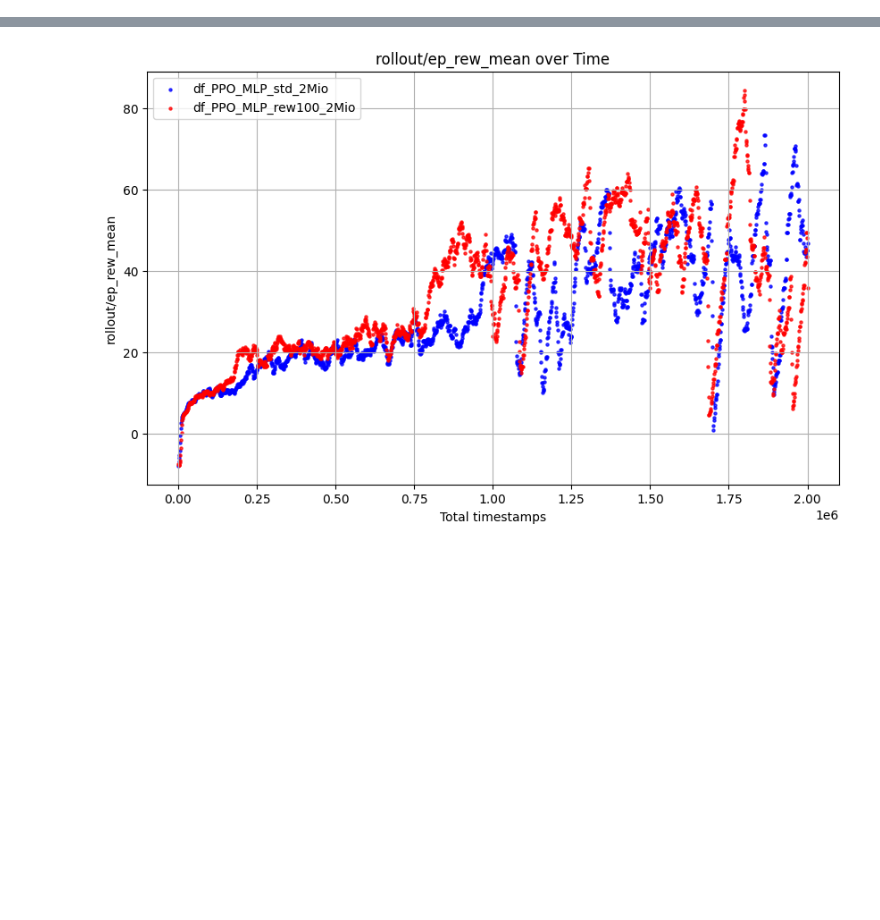
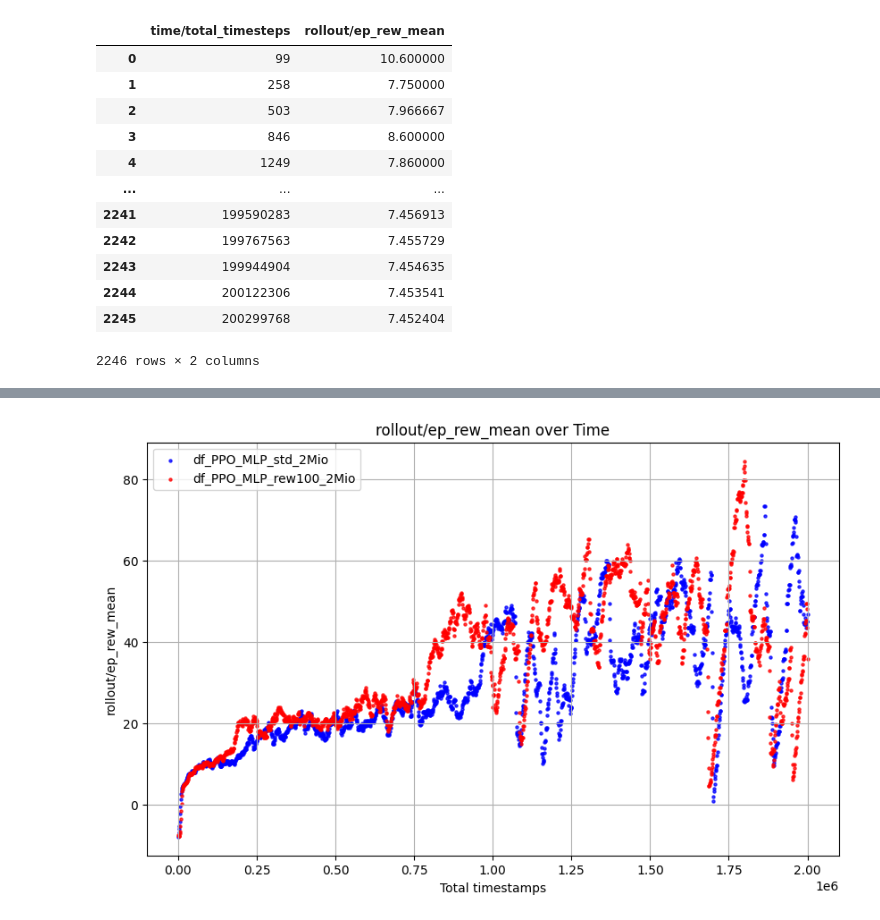
Before and after one commit to TobiasLudwig02/RLFlappyBird, a Jupyter notebook: logs/show_logs.ipynb, the cells around one changed output, grey strips where cells are left out. Cells and saved outputs as stored; diff of their text form; code cells hidden in the pictures; blank space fills up the shorter version.

```diff
--- a/logs/show_logs.ipynb
+++ b/logs/show_logs.ipynb
@@ -1,11 +1,26 @@
 # %%
 import pandas as pd
 
 # Load the CSV file
 path_PPO_MLP_std_2Mio = "PPO_MLP_std_2Mio/progress.csv"
 path_PPO_MLP_rew100_2Mio = "PPO_MLP_rew100_2Mio/progress.csv"
-
+path_baseline_rew100_2Mio = "baseline_rew100_2Mio/progress.csv"
 
 # Read the CSV file into a pandas DataFrame
 df_PPO_MLP_std_2Mio = pd.read_csv(path_PPO_MLP_std_2Mio)
 df_PPO_MLP_rew100_2Mio = pd.read_csv(path_PPO_MLP_rew100_2Mio)
+df_baseline_rew100_2Mio = pd.read_csv(path_baseline_rew100_2Mio)
+# %% [output]
+|  | time/total_timesteps | rollout/ep_rew_mean |
+| 0 | 99 | 10.600000 |
+| 1 | 258 | 7.750000 |
+| 2 | 503 | 7.966667 |
+| 3 | 846 | 8.600000 |
+| 4 | 1249 | 7.860000 |
+| ... | ... | ... |
+| 2241 | 199590283 | 7.456913 |
+| 2242 | 199767563 | 7.455729 |
+| 2243 | 199944904 | 7.454635 |
+| 2244 | 200122306 | 7.453541 |
+| 2245 | 200299768 | 7.452404 |
+2246 rows × 2 columns
```
Also changed, not shown: parts of 2 cells of this notebook, 3 other files.
